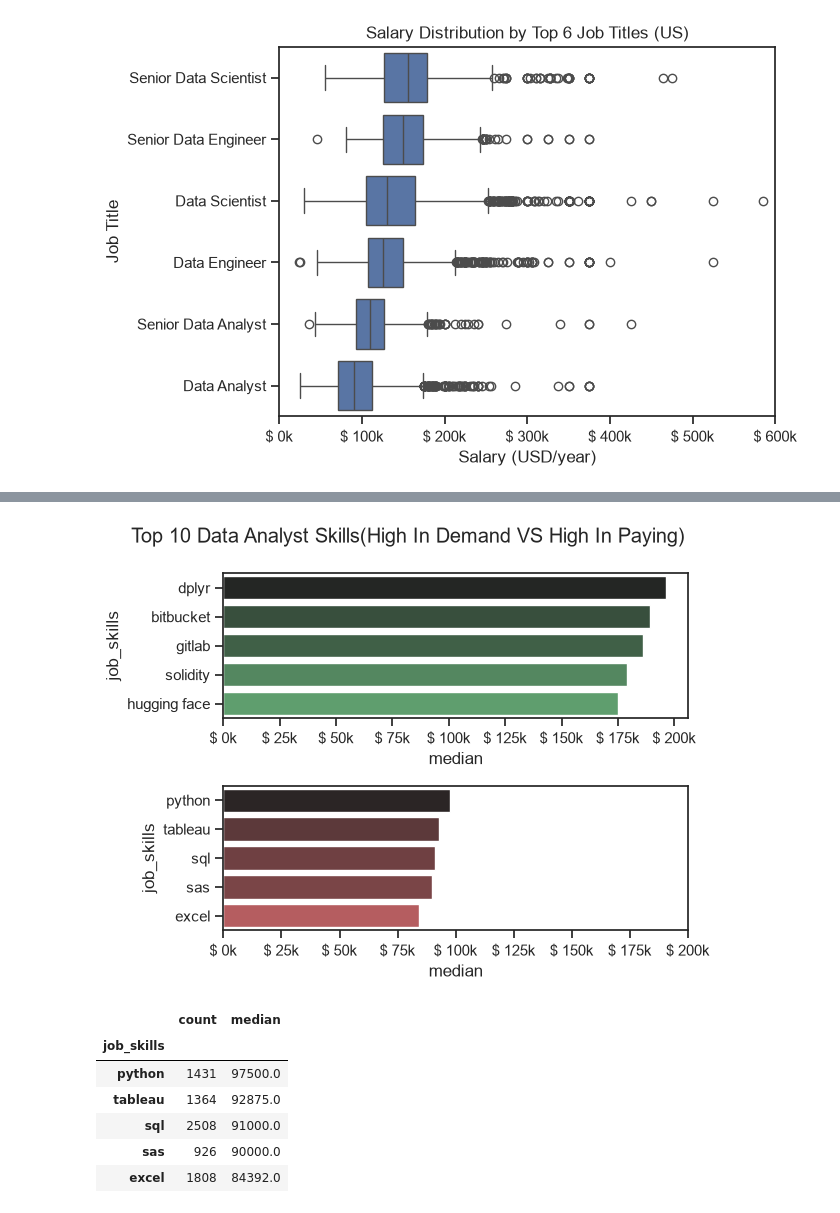
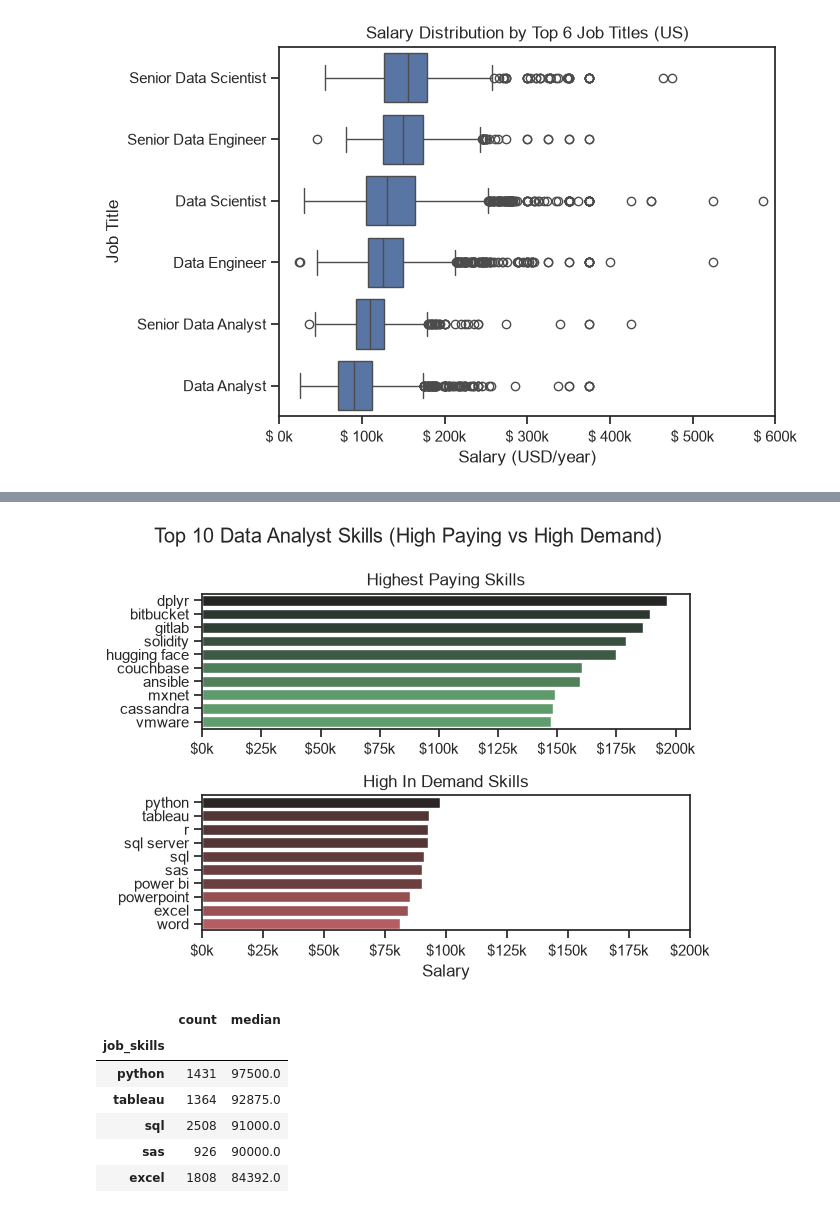
Before and after one commit to kamalbhandari-2006/PythonDataAnalyst, a Jupyter notebook: py_stuffs/Project.ipynb, the cells around one changed output, grey strips where cells are left out. Saved outputs shown, nothing was run; the diff lists cells and outputs as text; code cells hidden in the pictures.

Commit message:
Updated Recent High Paying Vs High In Demand Skills Chart

```diff
--- a/py_stuffs/Project.ipynb
+++ b/py_stuffs/Project.ipynb
@@ -333,9 +316,10 @@ highest_demand_skills = (
     .sort_values(by='count', ascending=False)
 )
 
+
 # Take the 5 most demanded skills, then arrange them by median salary
 highest_demand_skills = (
-    highest_demand_skills.iloc[0:5]
+    highest_demand_skills.iloc[0:10]
     .sort_values(by='median', ascending=False)
 )
 
@@ -357,13 +341,14 @@ sns.set_theme(style='ticks')
 # ----- TOP PLOT: Highest Paying Skills -----
 
 sns.barplot(
-    data=highest_paying_skills.iloc[0:5],
+    data=highest_paying_skills.iloc[0:10],
     x='median',
     y='job_skills',
     hue='median',
     palette='dark:g_r',
     ax=ax[0],                 # Explicitly draw this plot on the FIRST axes
-    legend=False
+    legend=False,
+    dodge= False
 )
 
 # Format x-axis values as salary in thousands: 120000 -> $120k
@@ -372,36 +357,43 @@ sns.barplot(
 # ax[0] directly targets the FIRST subplot, so there is no ambiguity.
 ax[0].xaxis.set_major_formatter(
     FuncFormatter(lambda x, pos: f'${x/1000:,.0f}k')
 )
+ax[0].set_title(' Highest Paying Skills ')
+ax[0].set_ylabel('')
+ax[0].set_xlabel('')
 
 
 # ----- BOTTOM PLOT: Highest Demand Skills -----
 
 sns.barplot(
-    data=highest_demand_skills.iloc[0:5],
+    data=highest_demand_skills.iloc[0:10],
     x='median',
     y='job_skills',
     hue='median',
     palette='dark:r_r',
     ax=ax[1],                 # Explicitly draw this plot on the SECOND axes
-    legend=False
+    legend=False,
+    dodge= False
 )
 
 # ax[1].xaxis specifically formats the x-axis of the SECOND subplot
 ax[1].xaxis.set_major_formatter(
     FuncFormatter(lambda x, pos: f'${x/1000:,.0f}k')
 )
 
 # Set x-axis range only for the second subplot
 ax[1].set_xlim(0, 200000)
 
+ax[1].set_title(' High In Demand Skills ')
+ax[1].set_xlabel('Salary')
+ax[1].set_ylabel('')
 # Main title for the complete figure (both subplots)
 fig.suptitle('Top 10 Data Analyst Skills (High Paying vs High Demand)')
 
 # Automatically adjust spacing so plots/titles don't overlap
 fig.tight_layout()
 # %% [output]
-[figure, old version]
+[figure, new version]
 # %%
 # %% [output]
 |  | count | median |
```
Also changed, not shown: parts of 1 cell of this notebook.
